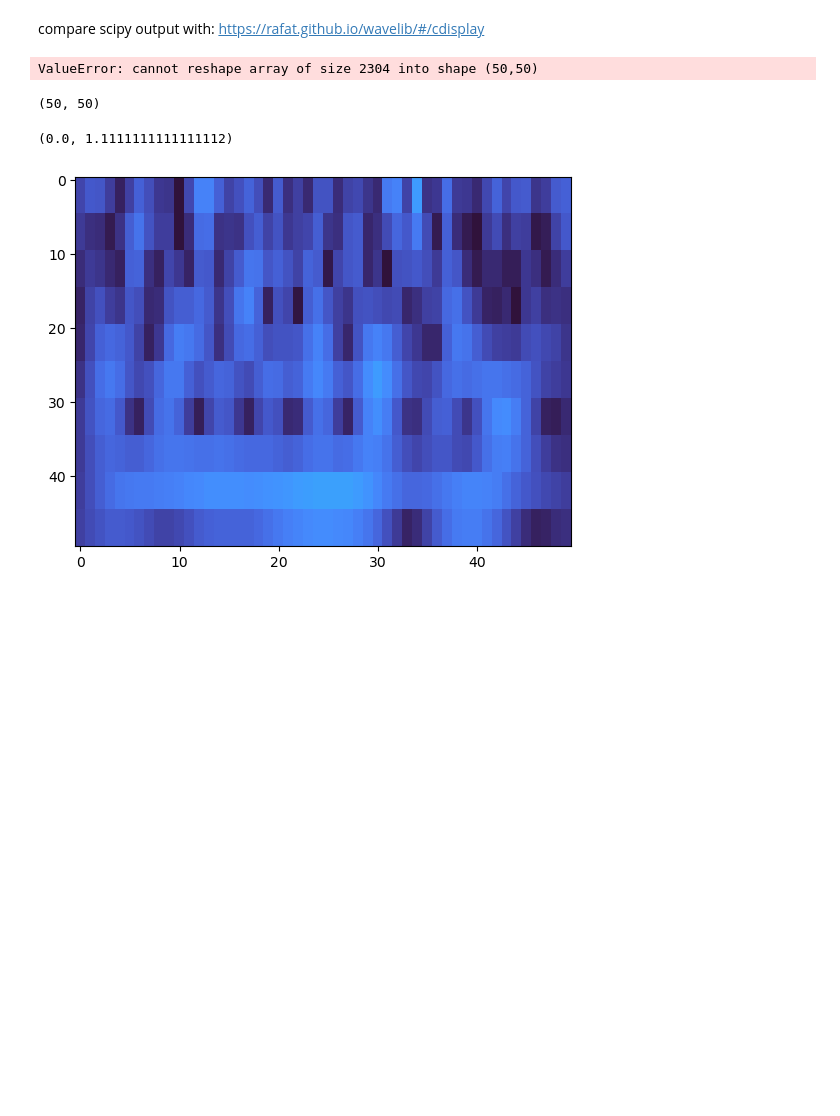
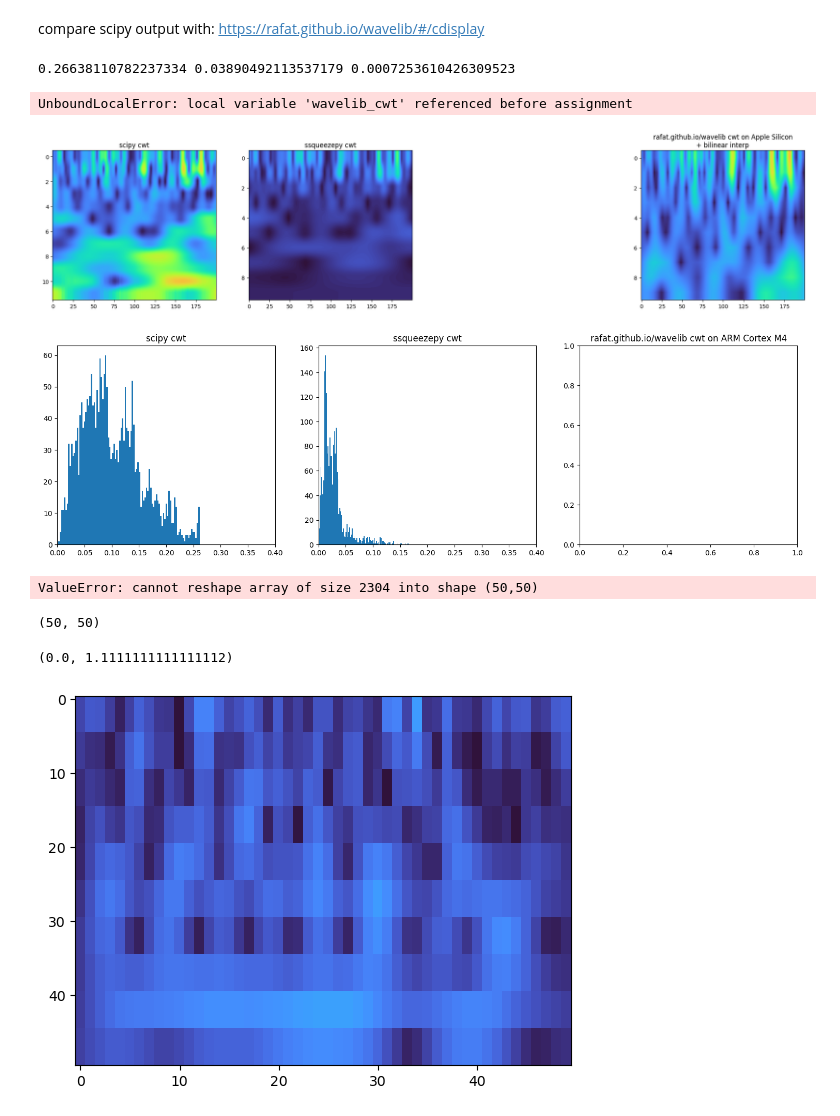
Before and after one commit to bitmorse/bearings-max78000, a Jupyter notebook: firmware/synthed_net/bearingnet/cwt_verification/cwt_bearings.ipynb, the cells around one changed output. Drawn from its saved outputs; the diff is of its cells as text; code cells hidden in the pictures; blank space fills up the shorter version.

```diff
--- a/firmware/synthed_net/bearingnet/cwt_verification/cwt_bearings.ipynb
+++ b/firmware/synthed_net/bearingnet/cwt_verification/cwt_bearings.ipynb
@@ -95,13 +99,25 @@ def plot_cwts(signal, wavelib=False, normal=True):
 
     ssqcwt_scales = np.exp(np.linspace(np.log(wavelib_scales)[0], np.log(wavelib_scales)[-1], SCALES)) #= log(wavelib_scales)
 
-    wavelib_as_mag = wavelib_as.cwt(signal, morlet_mu, dt, wavelib_J)
+    #define SCALES 10
+    #define MORLET 4
+    #define DT 1
+    #define DJ 0.1*3
+    #define S0 2.5*DT
+    #define POW 2
+    #define REFERENCE 0.09
+
+    s0 =2.5*dt
+    dj = 0.1*3
+    linear = 0
+    power = 2
+    wavelib_as_mag = wavelib_as.cwt(signal, s0, dj, linear, power, morlet_mu, dt, wavelib_J)
 
 
     scipy_cwt = scipy.signal.cwt(signal, scipy.signal.morlet2,widths=wavelib_scales, w=morlet_mu)
     scipy_cwt = np.abs(scipy_cwt)
 
-    if wavelib:
+    if False and wavelib:
         if normal:
             wavelib_cwt = np.loadtxt("cwt_output_bearings_avg_normal.txt")
         else:
@@ -131,24 +147,20 @@ def plot_cwts(signal, wavelib=False, normal=True):
 
     if wavelib:
 
-        plt.subplot(1, 4, 3)
-        plt.title('rafat.github.io/wavelib cwt on ARM Cortex M4\n+ bilinear interp')
-        print(wavelib_cwt.shape)
-        wavelib_cwt = wavelib_cwt.flatten()
-        wavelib_cwt = wavelib_as.bilinear_interpolate(wavelib_cwt, SCALES, SAMPLE_LEN, INTERP_SIZE, INTERP_SIZE)
-        plt.imshow(wavelib_cwt, cmap='turbo', vmin=VMIN, vmax=VMAX,interpolation='none')
+
+        #plt.subplot(1, 4, 3)
+        #plt.title('rafat.github.io/wavelib cwt on ARM Cortex M4\n+ bilinear interp')
+        #print(wavelib_cwt.shape)
+        #wavelib_cwt = wavelib_cwt.flatten()
+        #plt.imshow(wavelib_cwt, cmap='turbo', vmin=VMIN, vmax=VMAX,interpolation='bilinear')
 
 
         plt.subplot(1, 4, 4)
         plt.title('rafat.github.io/wavelib cwt on Apple Silicon\n+ bilinear interp')
-
-
-        wavelib_as_mag = wavelib_as_mag.flatten()
-        wavelib_as_mag = wavelib_as.bilinear_interpolate(wavelib_as_mag, SCALES, SAMPLE_LEN, INTERP_SIZE, INTERP_SIZE)
+        wavelib_as_mag = wavelib_as_mag
+        #wavelib_as_mag = wavelib_as.bilinear_interpolate(wavelib_as_mag, SCALES, SAMPLE_LEN, INTERP_SIZE, INTERP_SIZE)
         print(np.max(wavelib_as_mag), np.std(wavelib_as_mag) , np.min(wavelib_as_mag))
-
-
-        plt.imshow(wavelib_as_mag, cmap='turbo', vmin=VMIN, vmax=VMAX,interpolation='none') #, interpolation='bilinear', aspect='auto'$
+        plt.imshow(wavelib_as_mag, cmap='turbo', vmin=VMIN, vmax=VMAX,interpolation='bilinear', aspect='auto') #, interpolation='bilinear', aspect='auto'$
 
         #y axis is 0 = nyquist frequency, >8 small freqs
         #x axis is time
@@ -159,33 +171,38 @@ def plot_cwts(signal, wavelib=False, normal=True):
     ################################################################################################################
     plt.figure(figsize=(25, 5))
     plt.subplot(1, 4, 1)
     plt.title('scipy cwt')
     plt.hist(scipy_cwt.flatten(), bins=BINS)
     plt.xlim([VMIN, VMAX])
 
     plt.subplot(1, 4, 2)
     plt.title('ssqueezepy cwt')
     plt.hist(w.flatten(), bins=BINS)
     plt.xlim([VMIN, VMAX])
 
 
 
     if wavelib:
         plt.subplot(1, 4, 3)
         plt.title('rafat.github.io/wavelib cwt on ARM Cortex M4')
         plt.hist(wavelib_cwt.flatten(), bins=BINS)
         #x axis limit
         plt.xlim([VMIN, VMAX])
 
         plt.subplot(1, 4, 4)
         plt.title('rafat.github.io/wavelib cwt on Apple Silicon')
         plt.hist(wavelib_as_mag.flatten(), bins=BINS)
         #x axis limit
         plt.xlim([VMIN, VMAX])
 
 plot_cwts(mean_normal_signal, wavelib=True, normal=True)
 print("-----")
 plot_cwts(mean_fault_signal, wavelib=True, normal=False)
+# %% [output]
+0.26638110782237334 0.03890492113537179 0.0007253610426309523
+UnboundLocalError: local variable 'wavelib_cwt' referenced before assignment
+[figure, added]
+[figure, added]
 # %%
 #Somehow there is a bug  in interpolation when running on the device, see below
 # %%
```
Also changed, not shown: parts of 3 cells of this notebook, 1 other file.
